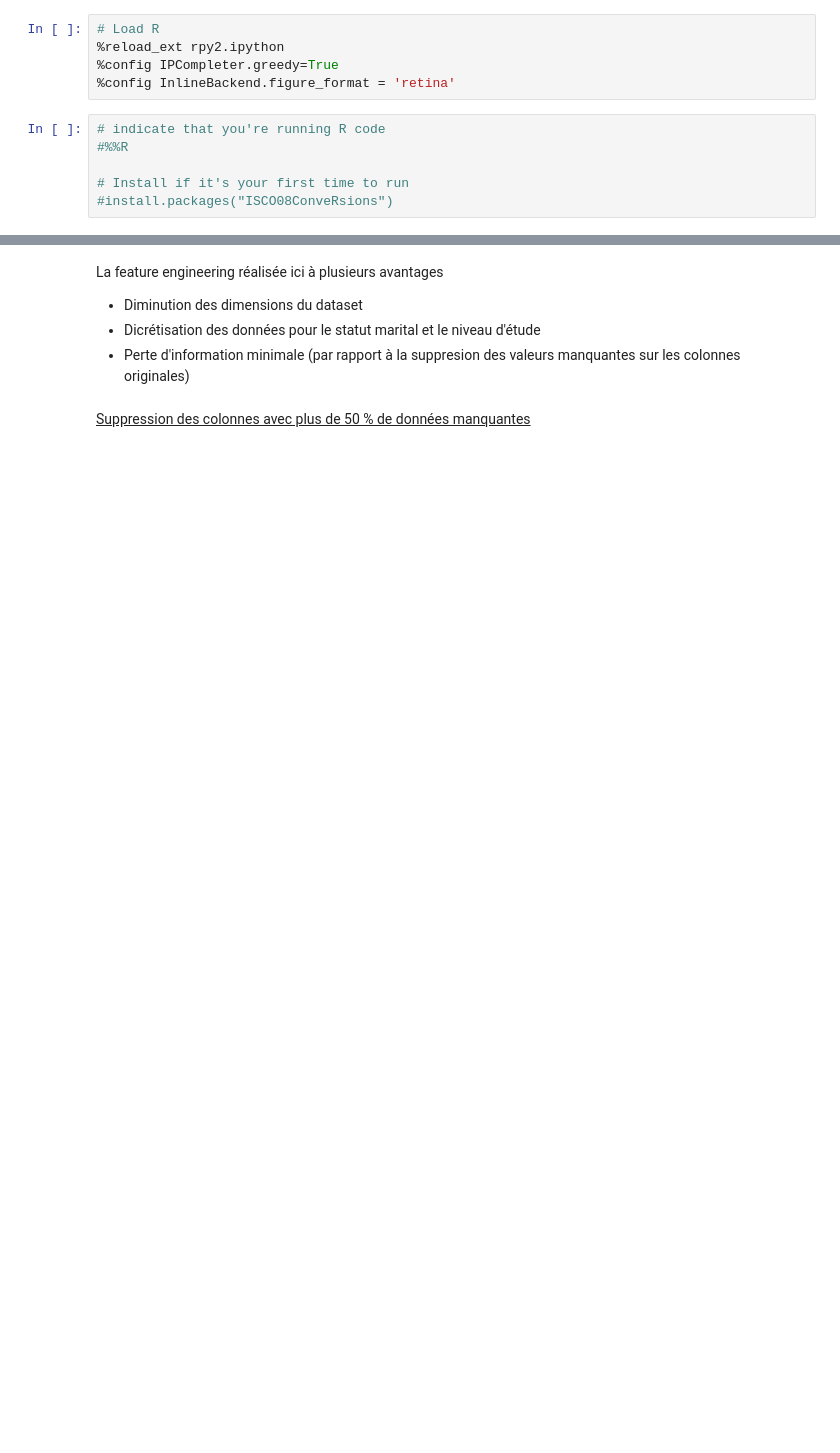
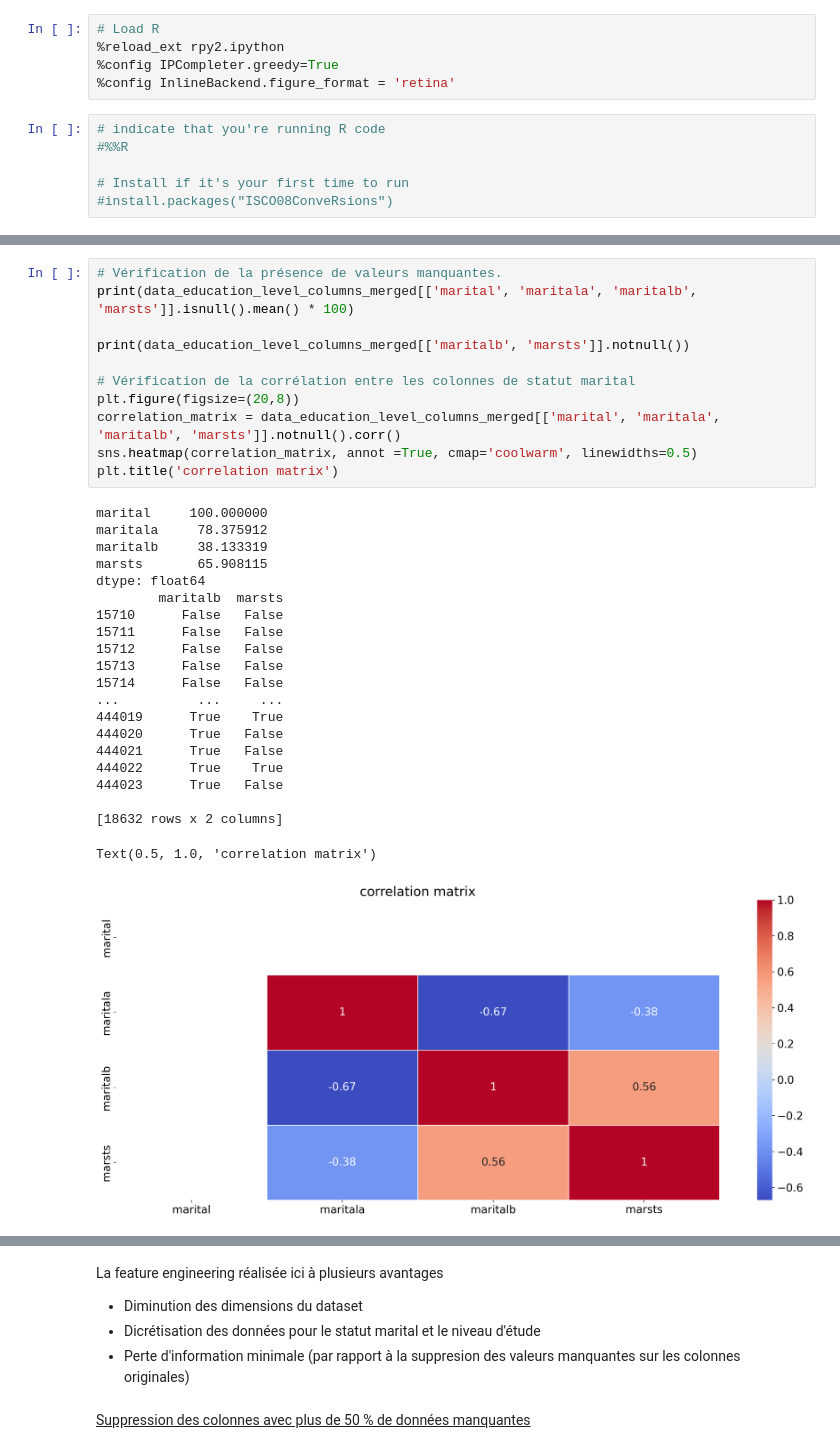
Before and after one commit to francisbonheur/alyra_project_machine_learning, a Jupyter notebook: ML_detection_valeur_classification.ipynb, the cells around one changed output, grey strips where cells are left out. Saved outputs shown, nothing was run; the diff lists cells and outputs as text; blank space fills up the shorter version.

```diff
--- a/ML_detection_valeur_classification.ipynb
+++ b/ML_detection_valeur_classification.ipynb
@@ -385,4 +368,37 @@ Nombre de lignes sans l'information du niveau d'étude après feature engineerin
 | Divorced       | 3       | 5,7      | 4        | 4      |
 | Widowed        | 4       | 6,8      | 5        | 5      |
 | Never married  | 5       | 9        | 6        | 6      |
+# %%
+# Vérification de la présence de valeurs manquantes.
+print(data_education_level_columns_merged[['marital', 'maritala', 'maritalb', 'marsts']].isnull().mean() * 100)
+
+print(data_education_level_columns_merged[['maritalb', 'marsts']].notnull())
+
+# Vérification de la corrélation entre les colonnes de statut marital
+plt.figure(figsize=(20,8))
+correlation_matrix = data_education_level_columns_merged[['marital', 'maritala', 'maritalb', 'marsts']].notnull().corr()
+sns.heatmap(correlation_matrix, annot =True, cmap='coolwarm', linewidths=0.5)
+plt.title('correlation matrix')
+# %% [output]
+marital     100.000000
+maritala     78.375912
+maritalb     38.133319
+marsts       65.908115
+dtype: float64
+        maritalb  marsts
+15710      False   False
+15711      False   False
+15712      False   False
+15713      False   False
+15714      False   False
+...          ...     ...
+444019      True    True
+444020      True   False
+444021      True   False
+444022      True    True
+444023      True   False
+
+[18632 rows x 2 columns]
+Text(0.5, 1.0, 'correlation matrix')
+[figure, added]
 # %%
```
Also changed, not shown: parts of 17 cells of this notebook.
